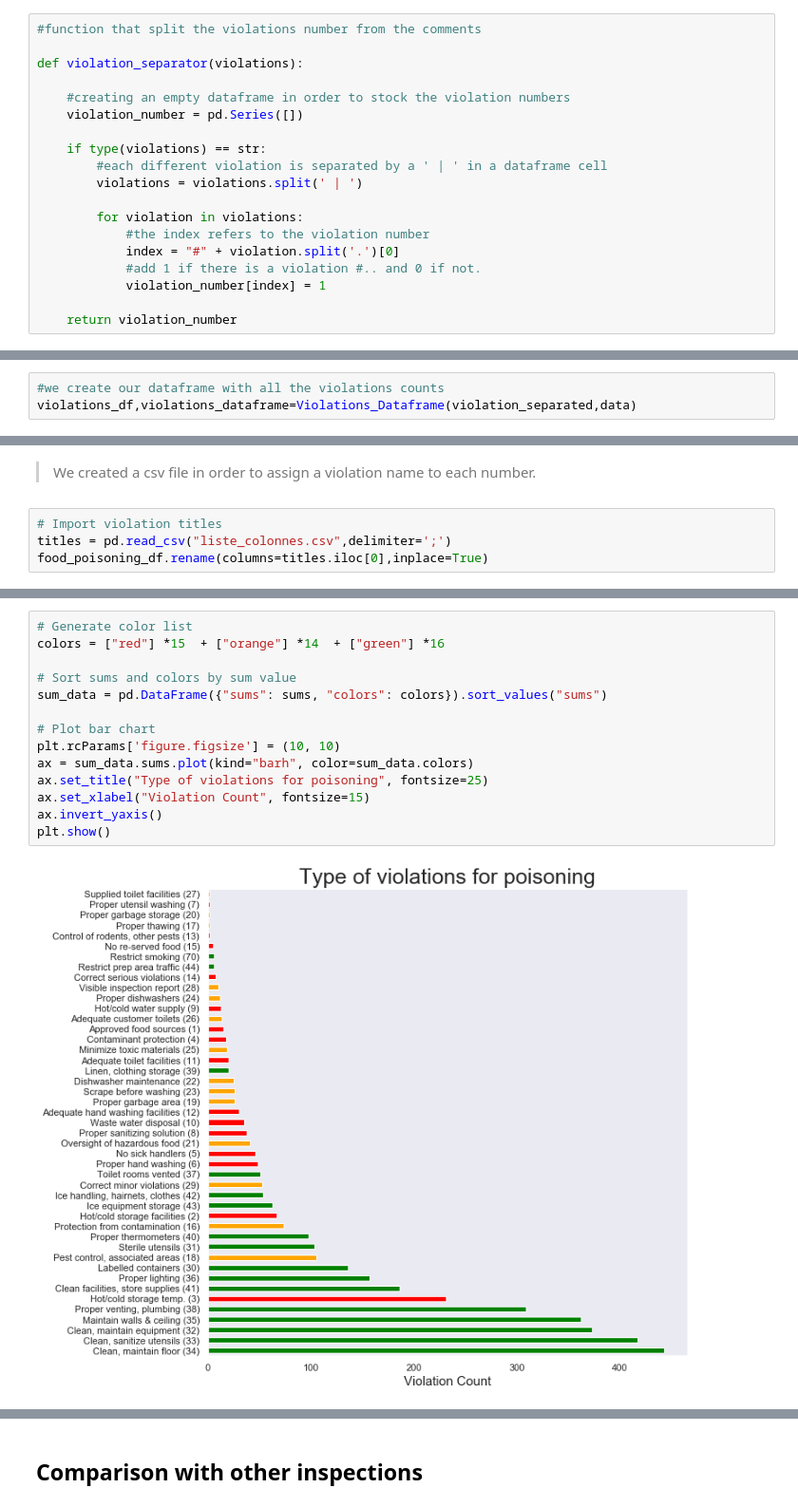
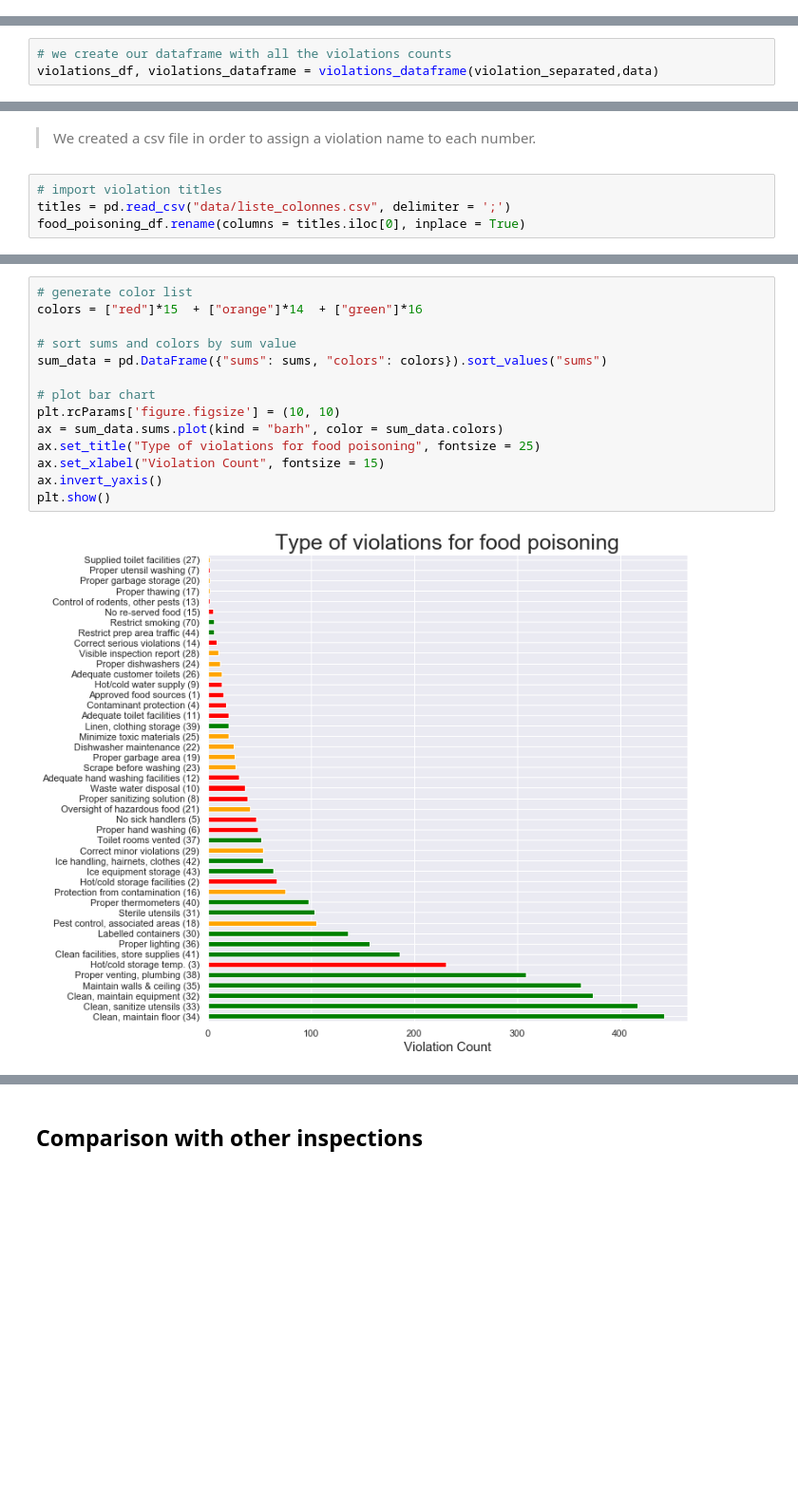
Before and after one commit to marisofie/epfl_ada_project, a Jupyter notebook: poisoning_violations_factors.ipynb, the cells around one changed output, grey strips where cells are left out. Shown at 95% size. Saved outputs shown, nothing was run; the diff lists cells and outputs as text; blank space fills up the shorter version.

Commit message:
fixed comments, added html maps

```diff
--- a/poisoning_violations_factors.ipynb
+++ b/poisoning_violations_factors.ipynb
@@ -32,19 +30,0 @@ display(data.head(3))
-# %%
-#function that split the violations number from the comments
-
-def violation_separator(violations):
-
-    #creating an empty dataframe in order to stock the violation numbers
-    violation_number = pd.Series([])
-
-    if type(violations) == str:
-        #each different violation is separated by a ' | ' in a dataframe cell
-        violations = violations.split(' | ')
-
-        for violation in violations:
-            #the index refers to the violation number
-            index = "#" + violation.split('.')[0]
-            #add 1 if there is a violation #.. and 0 if not.
-            violation_number[index] = 1
-
-    return violation_number
@@ -130,6 +38,6 @@ violation_separated= data.violations.apply(violation_separator).fillna(0)
 # %%
-#we create our dataframe with all the violations counts
-violations_df,violations_dataframe=Violations_Dataframe(violation_separated,data)
+# we create our dataframe with all the violations counts
+violations_df, violations_dataframe = violations_dataframe(violation_separated,data)
 # %%
 violations_dataframe.head(5)
 # %% [output]
@@ -156,7 +64,7 @@ food_poisoning_df.head(3)
 # %% [markdown]
 > We created a csv file in order to assign a violation name to each number.
 # %%
-# Import violation titles
-titles = pd.read_csv("liste_colonnes.csv",delimiter=';')
-food_poisoning_df.rename(columns=titles.iloc[0],inplace=True)
+# import violation titles
+titles = pd.read_csv("data/liste_colonnes.csv", delimiter = ';')
+food_poisoning_df.rename(columns = titles.iloc[0], inplace = True)
 # %%
@@ -165,17 +73,17 @@ sums = food_poisoning_df.drop(["inspection_id","license",'inspection_type'],axis
 # %%
-# Generate color list
-colors = ["red"] *15  + ["orange"] *14  + ["green"] *16
+# generate color list
+colors = ["red"]*15  + ["orange"]*14  + ["green"]*16
 
-# Sort sums and colors by sum value
+# sort sums and colors by sum value
 sum_data = pd.DataFrame({"sums": sums, "colors": colors}).sort_values("sums")
 
-# Plot bar chart
+# plot bar chart
 plt.rcParams['figure.figsize'] = (10, 10)
-ax = sum_data.sums.plot(kind="barh", color=sum_data.colors)
-ax.set_title("Type of violations for poisoning", fontsize=25)
-ax.set_xlabel("Violation Count", fontsize=15)
+ax = sum_data.sums.plot(kind = "barh", color = sum_data.colors)
+ax.set_title("Type of violations for food poisoning", fontsize = 25)
+ax.set_xlabel("Violation Count", fontsize = 15)
 ax.invert_yaxis()
 plt.show()
 # %% [output]
-[figure, old version]
+[figure, new version]
 # %% [markdown]
```
Also changed, not shown: parts of 22 cells of this notebook, 3 other files.
